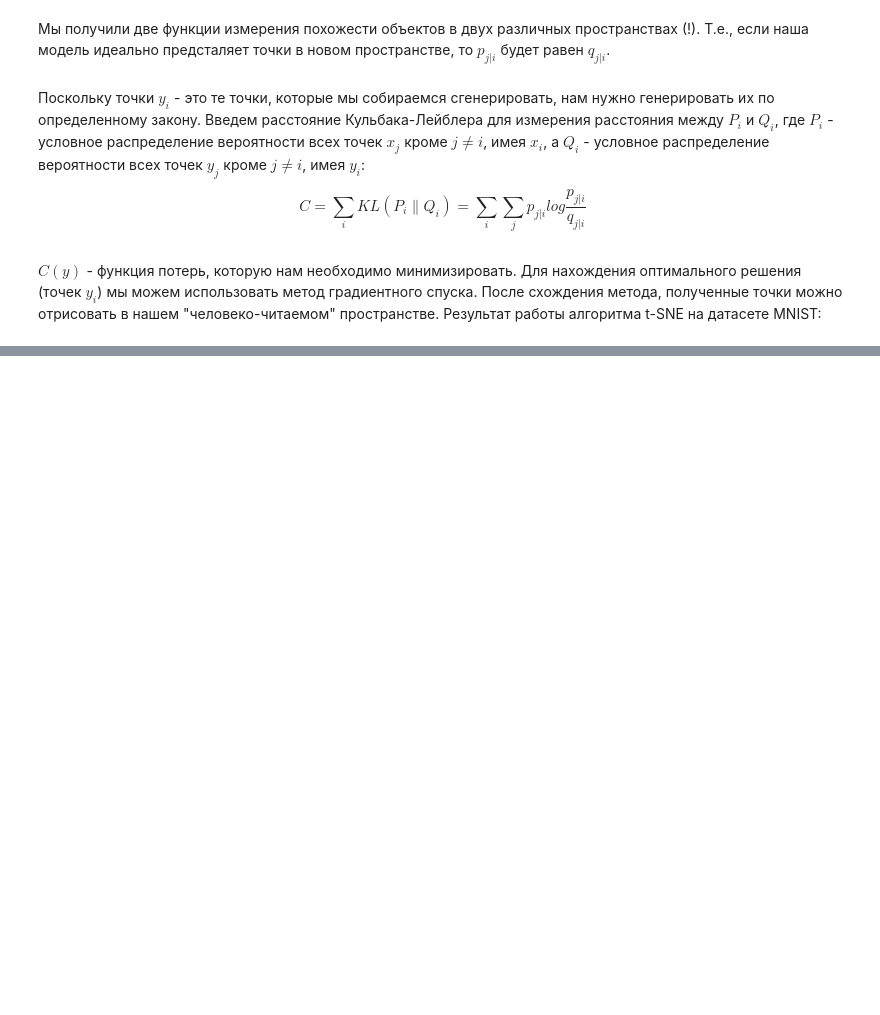
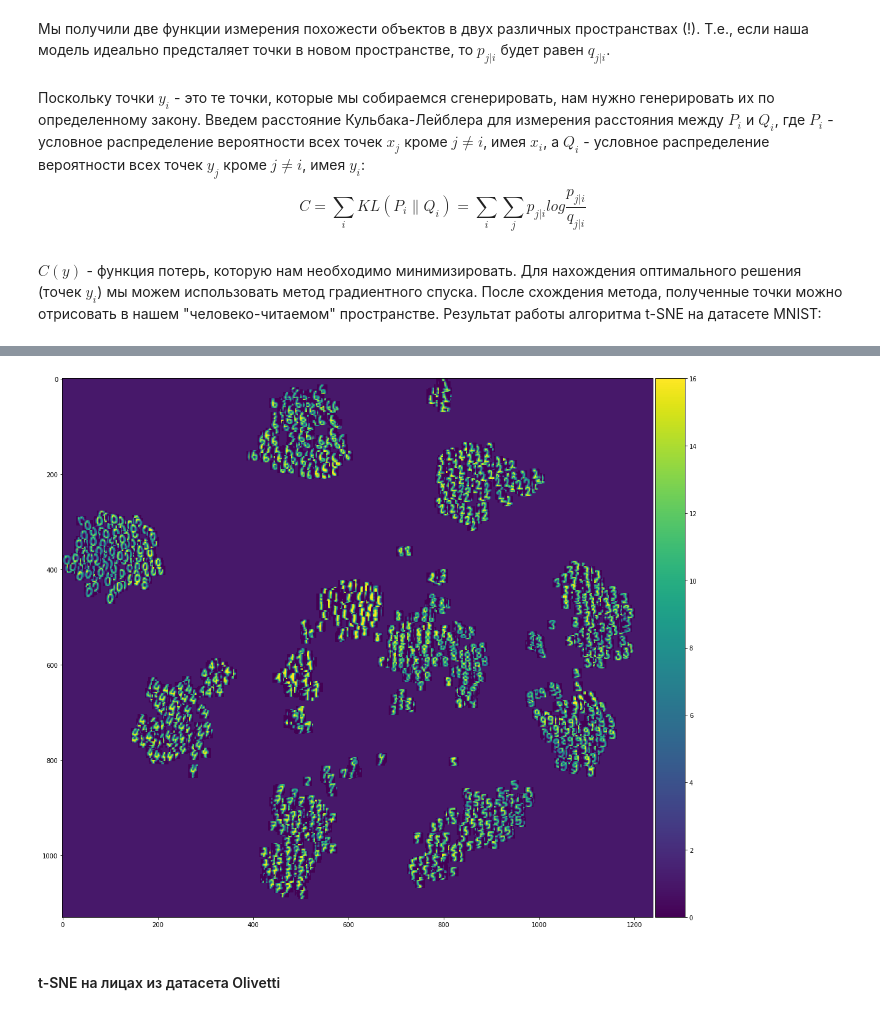
Before and after one commit to AICommunityInno/Seminars, a Jupyter notebook: Seminar 5/Seminar_5.2_t-SNE_visualization.ipynb, the cells around one changed output, grey strips where cells are left out. Saved outputs shown, nothing was run; the diff lists cells and outputs as text; code cells hidden in the pictures; blank space fills up the shorter version.

```diff
--- a/Seminar 5/Seminar_5.2_t-SNE_visualization.ipynb
+++ b/Seminar 5/Seminar_5.2_t-SNE_visualization.ipynb
@@ -42,0 +90,19 @@ $C(y)$ - функция потерь, которую нам необходимо
+# %%
+def plot_2d_images(images, points, img_size=(20, 20)):
+    size = points[:, 0].max() - points[:, 0].min(), points[:, 1].max() - points[:, 1].min()
+    plot_size = int(size[0]) * 10, int(size[1]) * 10
+    size_diff = img_size[0] * 3, img_size[1] * 3
+    plot_size = plot_size[0] + size_diff[0], plot_size[1] + size_diff[1]
+
+    plot_points = (points - points.min(axis=0)) * 10 + 10
+    out_plot = np.ones(shape=plot_size)
+#     print(plot_size)
+    for i, point in enumerate(plot_points):
+        img = images[i]
+        img = resize(img, img_size)
+        x, y = int(point[0]), int(point[1])
+#         print(i, x, y)
+        out_plot[x - img_size[0]//2:x + img_size[0]//2, y - img_size[1]//2:y + img_size[1]//2] = img
+
+    plt.figure(figsize=(15, 15))
+    imshow(out_plot)
@@ -42,0 +113,6 @@ $C(y)$ - функция потерь, которую нам необходимо
+# %%
+plot_2d_images(digits_imgs, digits2d)
+# %% [output]
+[figure, added]
+# %% [markdown]
+#### t-SNE на лицах из датасета Olivetti
```
Also changed, not shown: parts of 21 cells of this notebook.
